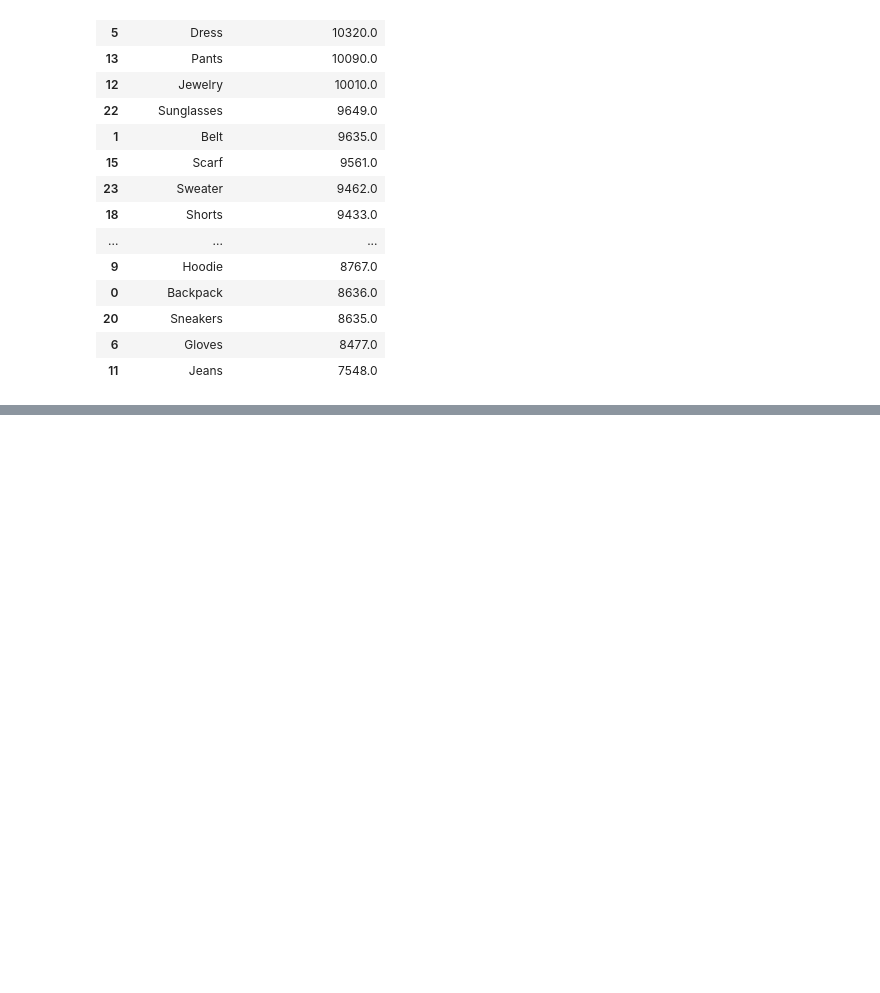
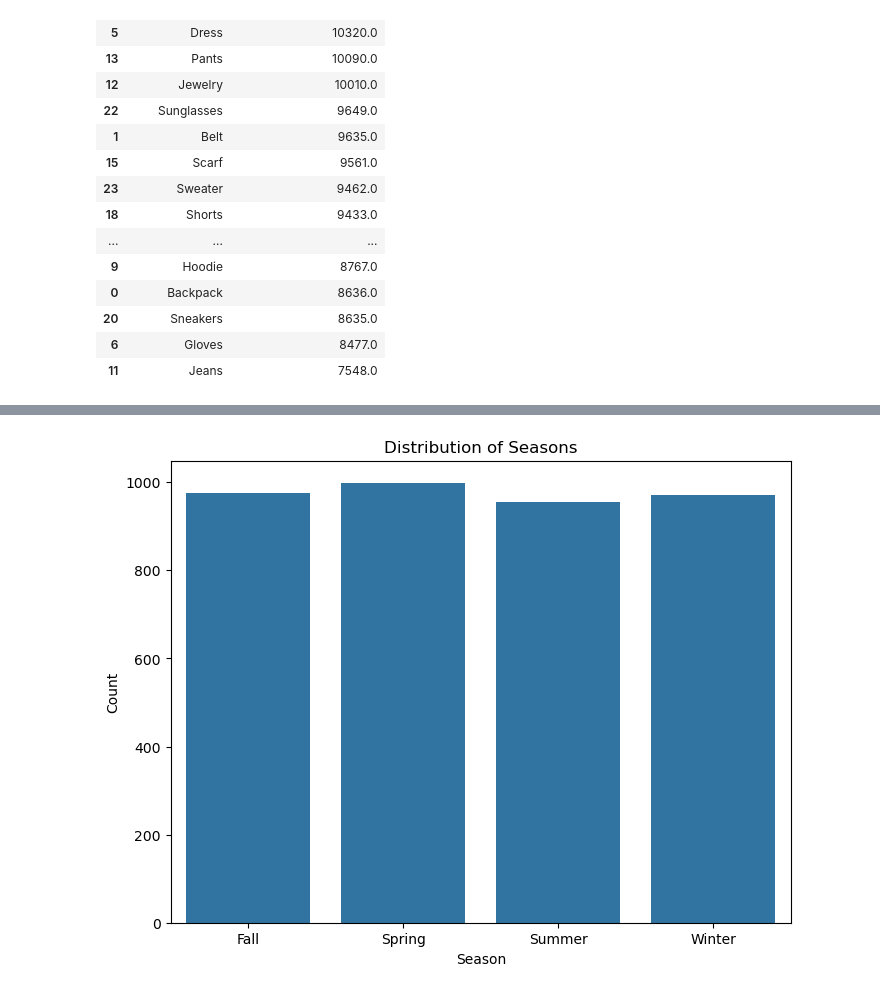
Before and after one commit to luisrodriguezror/project4, a Jupyter notebook: Data_Setup.ipynb, the cells around one changed output, grey strips where cells are left out. Drawn from its saved outputs; the diff is of its cells as text; code cells hidden in the pictures; blank space fills up the shorter version.

```diff
--- a/Data_Setup.ipynb
+++ b/Data_Setup.ipynb
@@ -268,0 +269,13 @@ plt.show()
+# %%
+# Count the frequency of each season
+season_counts = df['season'].value_counts()
+
+# Create a bar chart
+plt.figure(figsize=(8, 6))
+sns.barplot(x=season_counts.index, y=season_counts)
+plt.title('Distribution of Seasons')
+plt.xlabel('Season')
+plt.ylabel('Count')
+plt.show()
+# %% [output]
+[figure, added]
```
Also changed, not shown: parts of 5 cells of this notebook.
